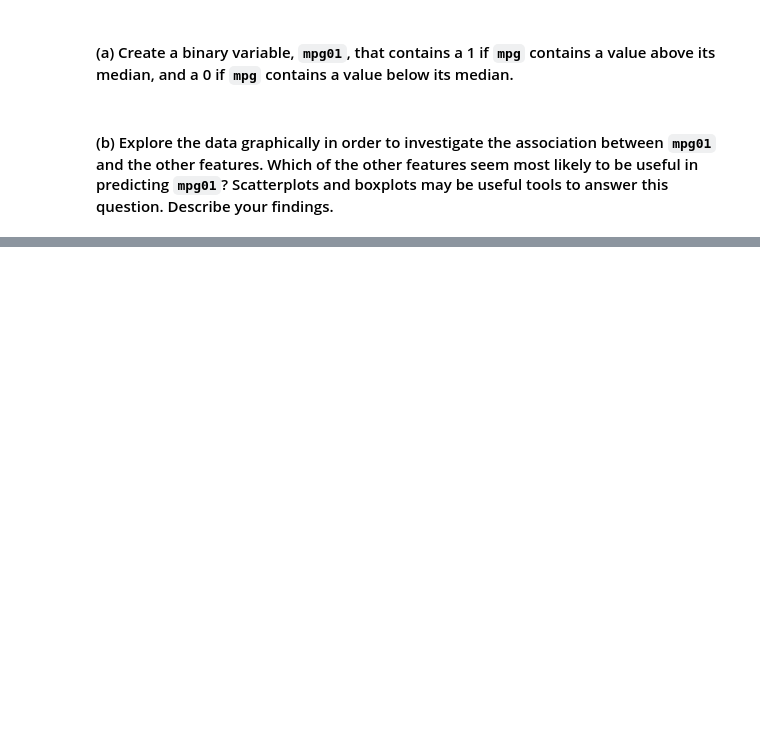
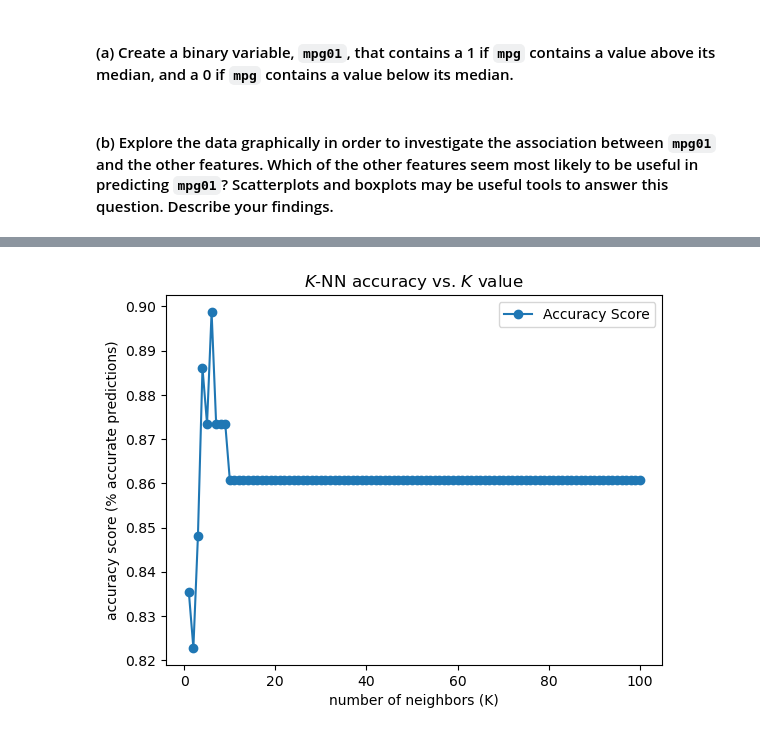
Before and after one commit to lowell-monis/data-science-fundamentals, a Jupyter notebook: hw/hw3.ipynb, the cells around one changed output, grey strips where cells are left out. Drawn from its saved outputs; the diff is of its cells as text; code cells hidden in the pictures; blank space fills up the shorter version.

```diff
--- a/hw/hw3.ipynb
+++ b/hw/hw3.ipynb
@@ -536,0 +163,13 @@ The answer I got has been mentioned and incorporated within my answer to the que
+# %%
+X=auto[['weight', 'displacement', 'cylinders', 'horsepower']]
+y=auto.mpg01
+scaler = StandardScaler(with_mean=True, with_std=True, copy=True)
+scaler.fit(X)
+X_std = scaler.transform(X)
+X_scaled = pd.DataFrame(X_std, columns=X.columns, index=X.index)
+X_train, X_test, y_train, y_test = train_test_split(
+    X_scaled,
+    y,
+    test_size=0.2,
+    random_state=381
+)
@@ -536,0 +180,15 @@ The answer I got has been mentioned and incorporated within my answer to the que
+# %%
+accuracy_scores = []
+for K in range(1, 101):
+    knn = KNeighborsClassifier(n_neighbors=K)
+    knn.fit(X_train, y_train)
+    knn_pred = knn.predict(X_test)
+    accuracy_scores.append(accuracy_score(y_test, knn_pred))
+plt.plot(range(1, 101), accuracy_scores, label='Accuracy Score', marker='o')
+plt.title('$K$-NN accuracy vs. $K$ value')
+plt.xlabel('number of neighbors (K)')
+plt.ylabel('accuracy score (% accurate predictions)')
+plt.legend()
+plt.show()
+# %% [output]
+[figure, added]
```
Also changed, not shown: parts of 64 cells of this notebook.
